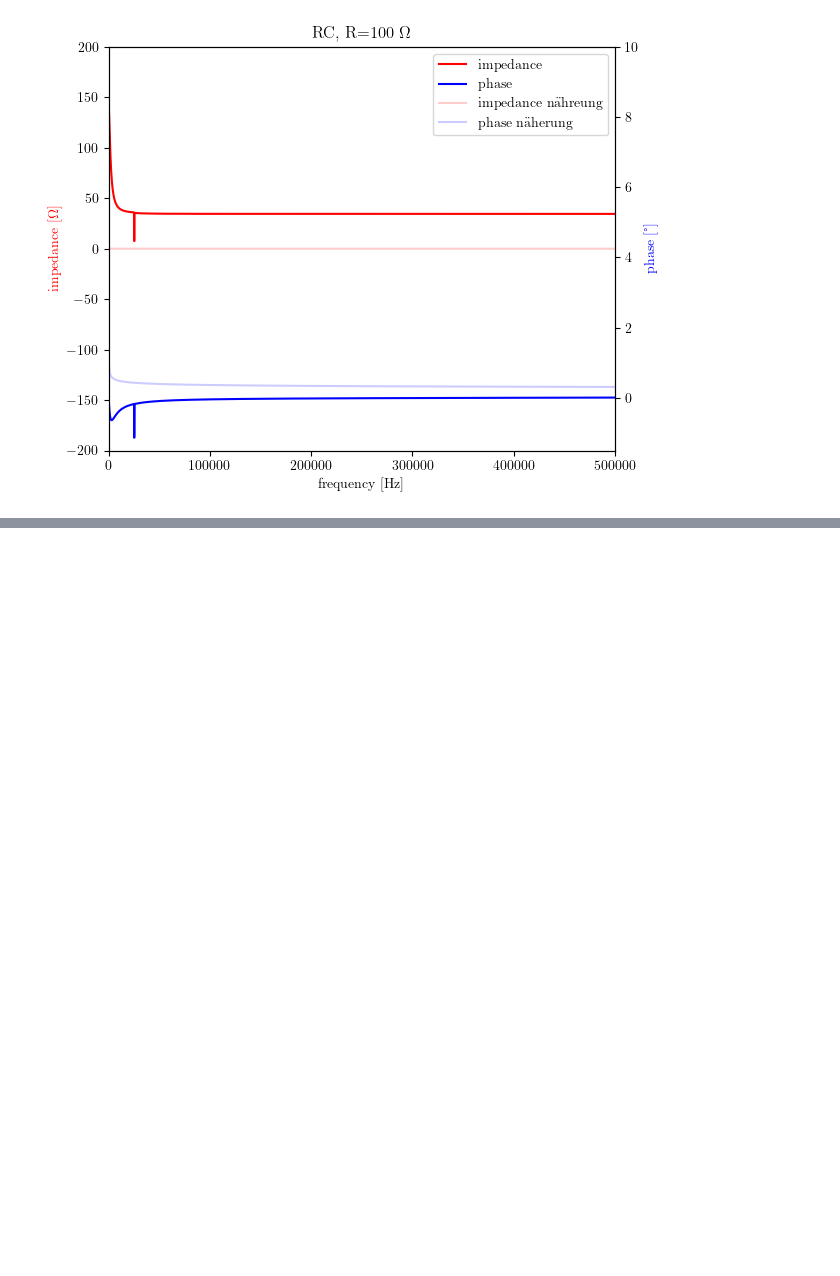
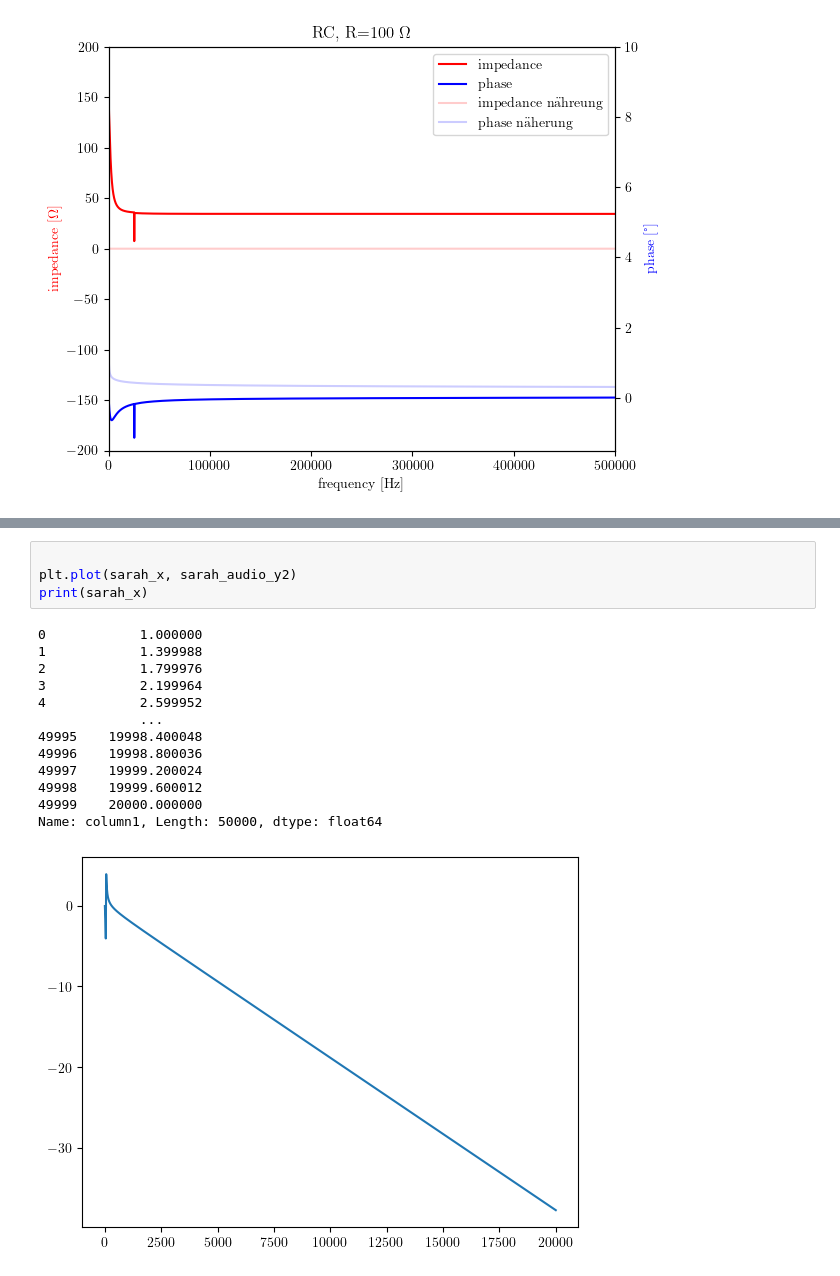
Before and after one commit to gravity225/impedanz, a Jupyter notebook: impedanz.ipynb, the cells around one changed output, grey strips where cells are left out. Cells and saved outputs as stored; diff of their text form; blank space fills up the shorter version.

```diff
--- a/impedanz.ipynb
+++ b/impedanz.ipynb
@@ -500,0 +510,18 @@ zwei_plots(four_data2, four_data1, sarah_RLC_y1, four_data3, sarah_RLC_y2, x1,y1
+# %%
+
+plt.plot(sarah_x, sarah_audio_y2)
+print(sarah_x)
+# %% [output]
+0            1.000000
+1            1.399988
+2            1.799976
+3            2.199964
+4            2.599952
+             ...
+49995    19998.400048
+49996    19998.800036
+49997    19999.200024
+49998    19999.600012
+49999    20000.000000
+Name: column1, Length: 50000, dtype: float64
+[figure, added]
```
Also changed, not shown: parts of 4 cells of this notebook, 3 other files.
